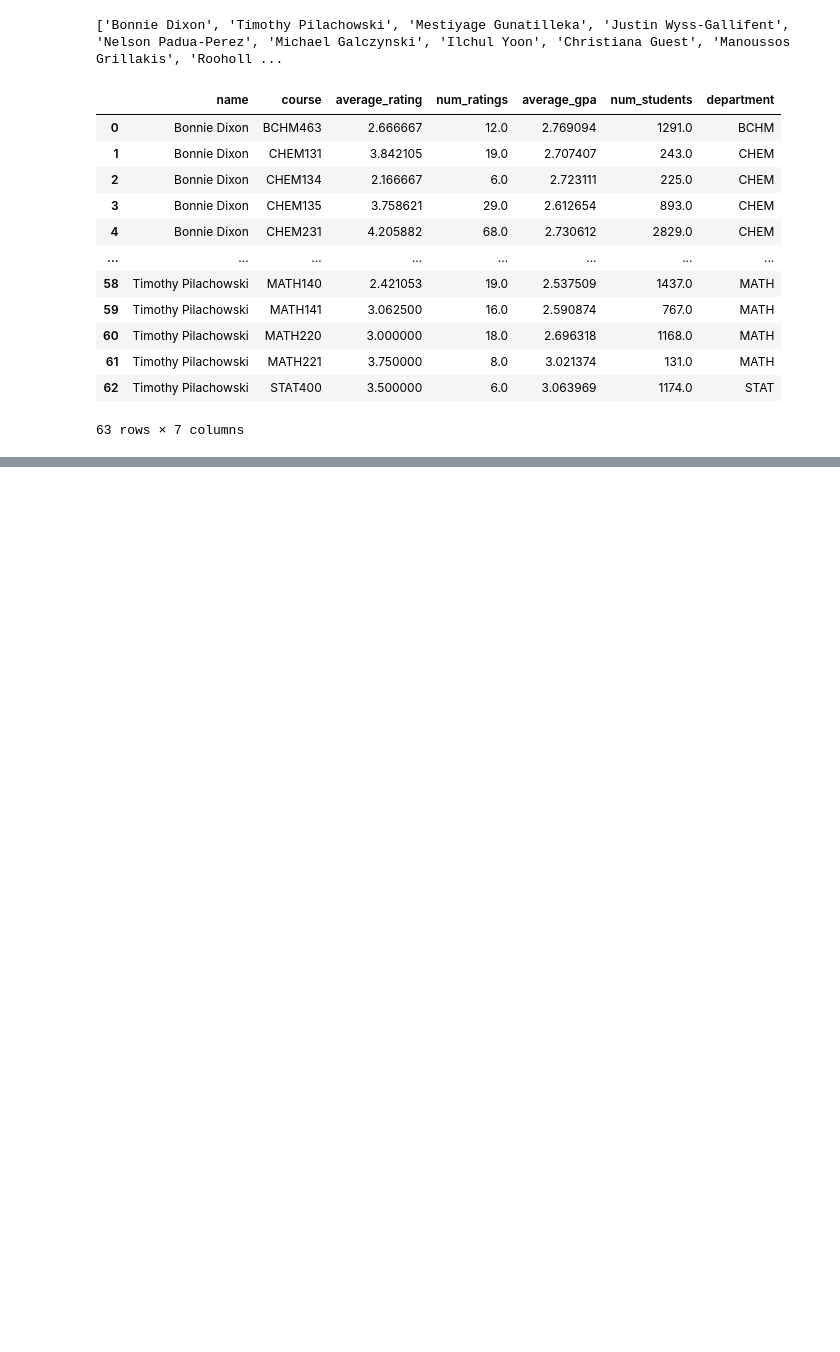
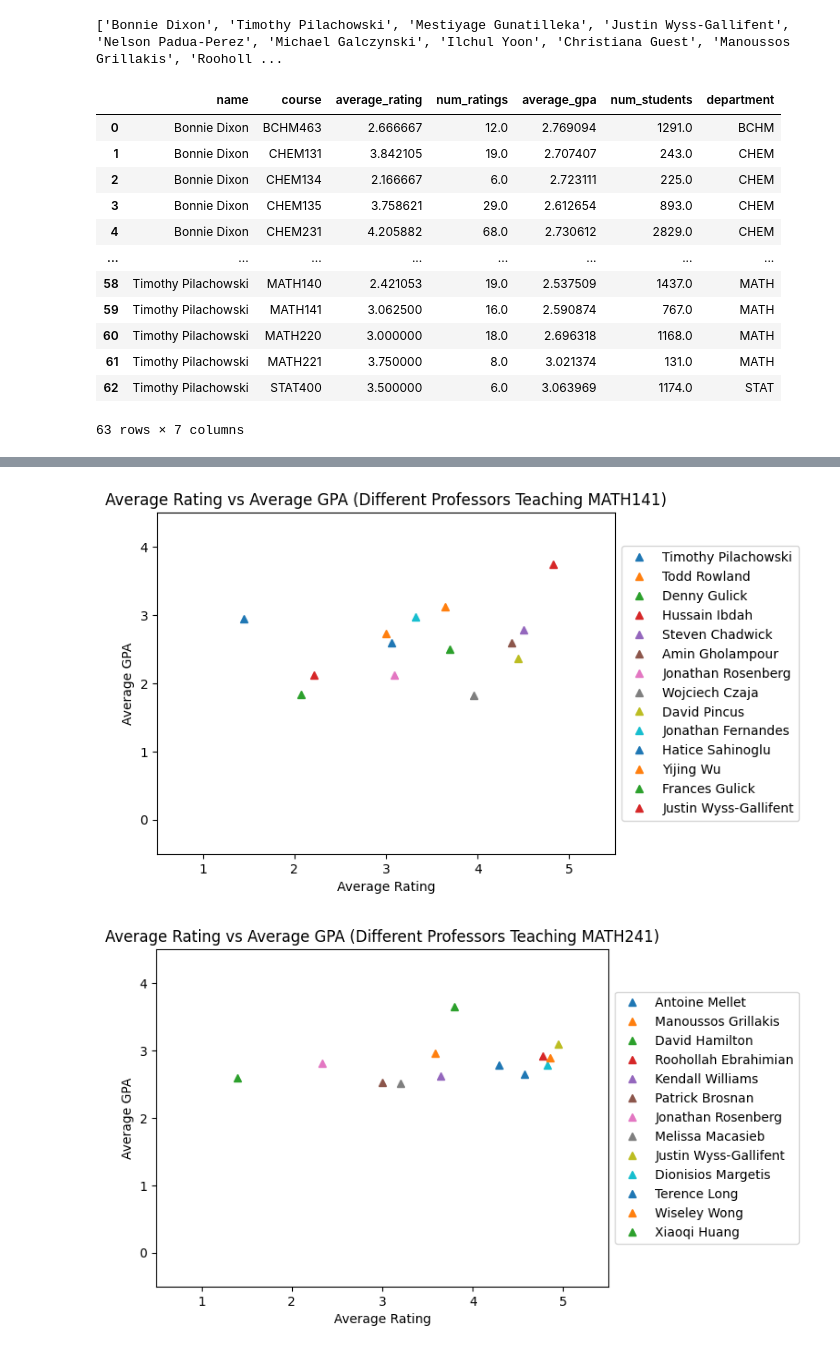
Before and after one commit to aaronl1661/teacherSalaryAnalysis, a Jupyter notebook: grades_reviews/grades_reviews.ipynb, the cells around one changed output, grey strips where cells are left out. Drawn from its saved outputs; the diff is of its cells as text; code cells hidden in the pictures; blank space fills up the shorter version.

```diff
--- a/grades_reviews/grades_reviews.ipynb
+++ b/grades_reviews/grades_reviews.ipynb
@@ -642,0 +671,10 @@ ggplot(aes(x="name", y="average_gpa"), data=most_classes_profs_df) + geom_boxplo
+# %%
+multi_course_df = pd.DataFrame()
+
+count = 0
+for i in multi_course.keys():
+    multi_course_df.at[count, "course"] = i
+    multi_course_df.at[count, "num_profs"] = len(multi_course.get(i))
+    count = count + 1
+
+multi_course_df
@@ -642,0 +695,4 @@ ggplot(aes(x="name", y="average_gpa"), data=most_classes_profs_df) + geom_boxplo
+# %%
+multi_course_df = multi_course_df.sort_values(by = "num_profs", ascending = False, ignore_index = True)
+
+multi_course_df
@@ -642,0 +728,7 @@ ggplot(aes(x="name", y="average_gpa"), data=most_classes_profs_df) + geom_boxplo
+# %%
+most_profs_courses = []
+
+for i in range(10):
+    most_profs_courses.append(multi_course_df.at[i, "course"])
+
+print(most_profs_courses)
@@ -642,0 +767,25 @@ ggplot(aes(x="name", y="average_gpa"), data=most_classes_profs_df) + geom_boxplo
+# %%
+for i in most_profs_courses:
+    profs = []
+    ratings = []
+    gpas = []
+
+    for j in multi_course.get(i):
+        profs.append(j[0])
+        ratings.append(j[1])
+        gpas.append(j[3])
+
+    for j in range(len(profs)):
+        plt.plot(ratings[j], gpas[j], "^", label = profs[j])
+
+    plt.title("Average Rating vs Average GPA (Different Professors Teaching " + i + ")")
+    plt.ylabel("Average GPA")
+    plt.xlabel("Average Rating")
+    plt.legend(loc = "center left", bbox_to_anchor=(1, 0.5))
+    # ADD LINEAR REGRESSION
+    plt.xlim(0.5, 5.5)
+    plt.ylim(-0.5, 4.5)
+    plt.show()
+# %% [output]
+[figure, added]
+[figure, added]
```
Also changed, not shown: parts of 16 cells of this notebook.
